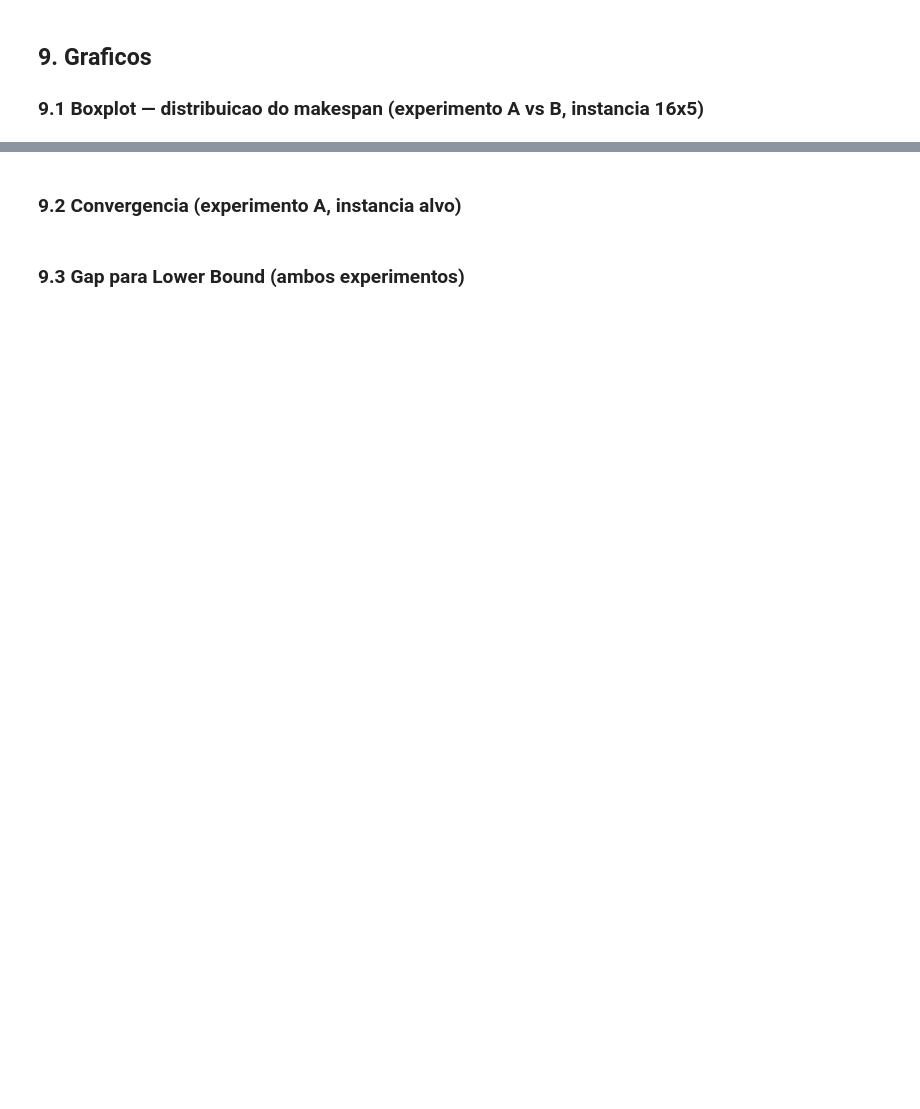
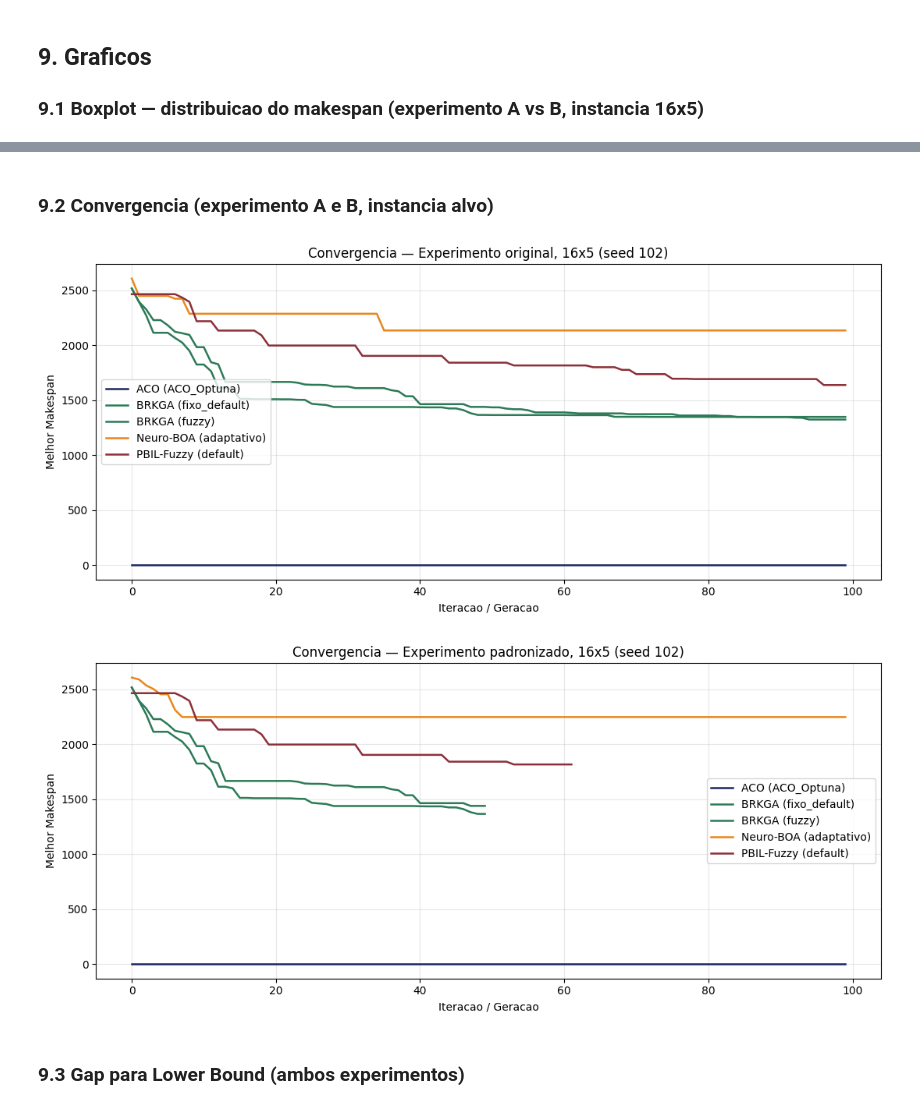
Before and after one commit to EuRonald123/FlowShop_S, a Jupyter notebook: principal.ipynb, the cells around one changed output, grey strips where cells are left out. Saved outputs shown, nothing was run; the diff lists cells and outputs as text; code cells hidden in the pictures; blank space fills up the shorter version.

```diff
--- a/principal.ipynb
+++ b/principal.ipynb
@@ -446,34 +528,38 @@ plotar_boxplot_comparado(df_completo, "16x5")
 # %% [markdown]
-### 9.2 Convergencia (experimento A, instancia alvo)
+### 9.2 Convergencia (experimento A e B, instancia alvo)
 # %%
 def plotar_convergencia(detalhes, rotulo_exp="original", instancia_alvo="16x5", seed_plot=None):
     if seed_plot is None:
         seeds = set(s for (e, i, _, s) in detalhes if e == rotulo_exp and i == instancia_alvo)
         seed_plot = sorted(seeds)[len(seeds) // 2]
 
     fig, ax = plt.subplots(figsize=(11, 5))
     cores = {"ACO": "#1E2761", "BRKGA": "#2C7A57", "Neuro-BOA": "#E8871E", "PBIL-Fuzzy": "#8C2F39"}
 
     for (e, i, sn, s), result in sorted(detalhes.items()):
         if e != rotulo_exp or i != instancia_alvo or s != seed_plot:
             continue
         if not result.history:
             continue
         ax.plot(result.history,
                 label=f"{result.solver_name} ({result.version})",
                 color=cores.get(result.solver_name, "gray"), linewidth=1.8)
 
     ax.set_xlabel("Iteracao / Geracao")
     ax.set_ylabel("Melhor Makespan")
     ax.set_title(f"Convergencia — Experimento {rotulo_exp}, {instancia_alvo} (seed {seed_plot})")
     ax.legend()
     ax.grid(alpha=0.3)
     plt.tight_layout()
     plt.savefig(str(RESULTADOS_DIR / f"convergencia_{rotulo_exp}_{instancia_alvo}.png"), dpi=150)
     plt.show()
 
 
 plotar_convergencia(detalhes_A, "original", "16x5")
+plotar_convergencia(detalhes_B, "padronizado", "16x5")
+# %% [output]
+[figure, added]
+[figure, added]
 # %% [markdown]
 ### 9.3 Gap para Lower Bound (ambos experimentos)
 # %%
```
Also changed, not shown: parts of 13 cells of this notebook, 9 other files.
